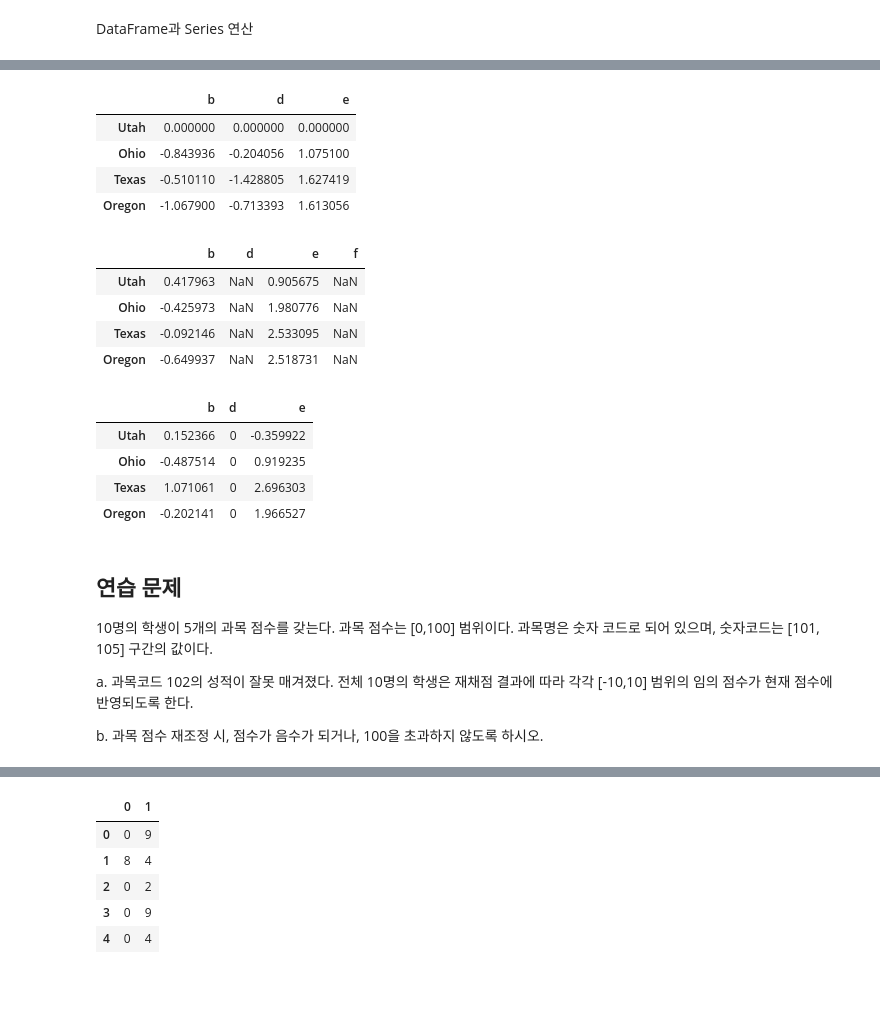
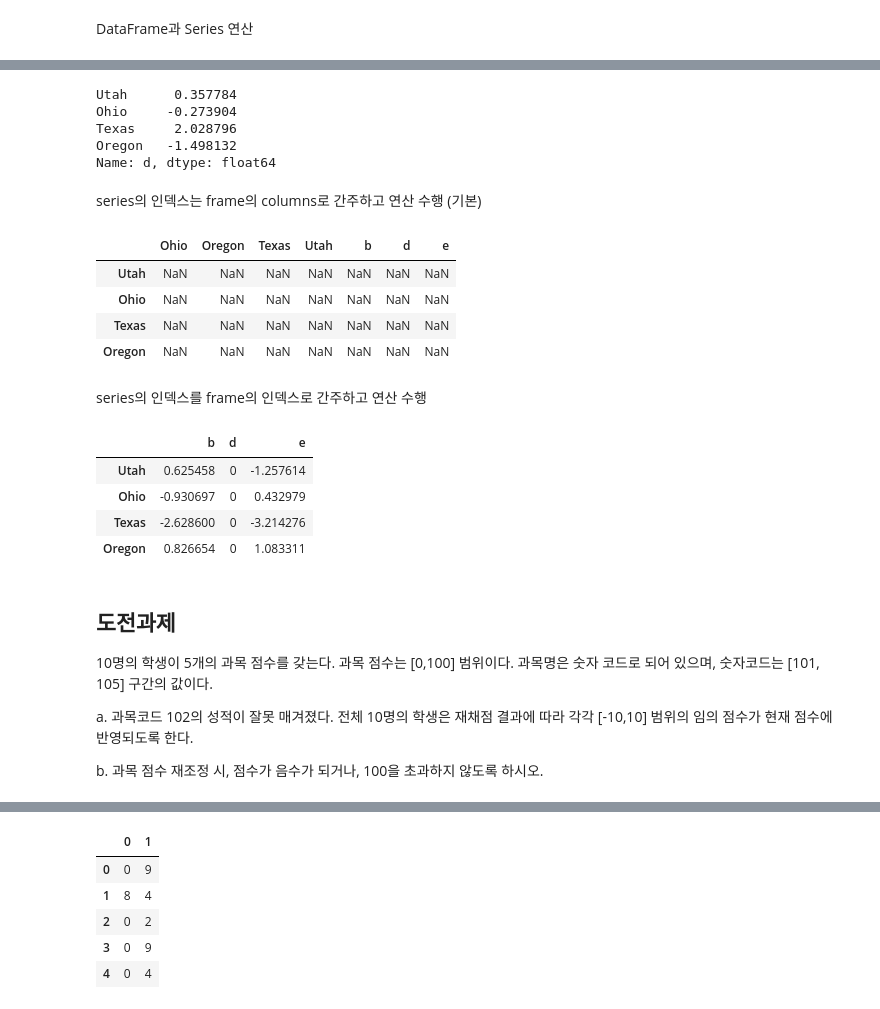
Before and after one commit to lseongjoo/bigpy, a Jupyter notebook: pandas.ipynb, the cells around one changed output, grey strips where cells are left out. Drawn from its saved outputs; the diff is of its cells as text; code cells hidden in the pictures.

```diff
--- a/pandas.ipynb
+++ b/pandas.ipynb
@@ -1130,31 +1293,34 @@ Name: Utah, dtype: float64
+# %%
+series3 = frame['d']
+series3
+# %% [output]
+Utah      0.357784
+Ohio     -0.273904
+Texas     2.028796
+Oregon   -1.498132
+Name: d, dtype: float64
+# %% [markdown]
+series의 인덱스는 frame의 columns로 간주하고 연산 수행 (기본)
 # %%
-frame - series
+frame - series3
 # %% [output]
-|  | b | d | e |
-| Utah | 0.000000 | 0.000000 | 0.000000 |
-| Ohio | -0.843936 | -0.204056 | 1.075100 |
-| Texas | -0.510110 | -1.428805 | 1.627419 |
-| Oregon | -1.067900 | -0.713393 | 1.613056 |
+|  | Ohio | Oregon | Texas | Utah | b | d | e |
+| Utah | NaN | NaN | NaN | NaN | NaN | NaN | NaN |
+| Ohio | NaN | NaN | NaN | NaN | NaN | NaN | NaN |
+| Texas | NaN | NaN | NaN | NaN | NaN | NaN | NaN |
+| Oregon | NaN | NaN | NaN | NaN | NaN | NaN | NaN |
-# %%
-series2 = Series(range(3), index=['b','e','f'])
-frame+series2
-# %% [output]
-|  | b | d | e | f |
-| Utah | 0.417963 | NaN | 0.905675 | NaN |
-| Ohio | -0.425973 | NaN | 1.980776 | NaN |
-| Texas | -0.092146 | NaN | 2.533095 | NaN |
-| Oregon | -0.649937 | NaN | 2.518731 | NaN |
+# %% [markdown]
+series의 인덱스를 frame의 인덱스로 간주하고 연산 수행
 # %%
-series3 = frame['d']
 frame.sub(series3, axis=0)
 # %% [output]
 |  | b | d | e |
-| Utah | 0.152366 | 0 | -0.359922 |
-| Ohio | -0.487514 | 0 | 0.919235 |
-| Texas | 1.071061 | 0 | 2.696303 |
-| Oregon | -0.202141 | 0 | 1.966527 |
+| Utah | 0.625458 | 0 | -1.257614 |
+| Ohio | -0.930697 | 0 | 0.432979 |
+| Texas | -2.628600 | 0 | -3.214276 |
+| Oregon | 0.826654 | 0 | 1.083311 |
 # %% [markdown]
-## 연습 문제
+## 도전과제
 
 10명의 학생이 5개의 과목 점수를 갖는다. 과목 점수는 [0,100] 범위이다. 과목명은 숫자 코드로 되어 있으며, 숫자코드는 [101, 105] 구간의 값이다.
 
```
Also changed, not shown: parts of 72 cells of this notebook, 4 other files.
